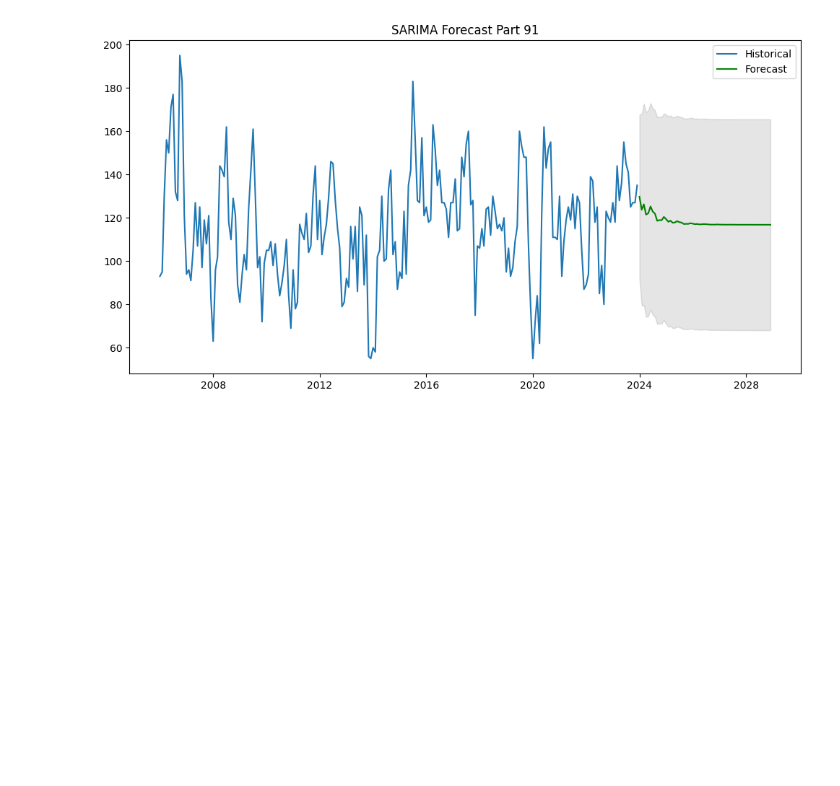
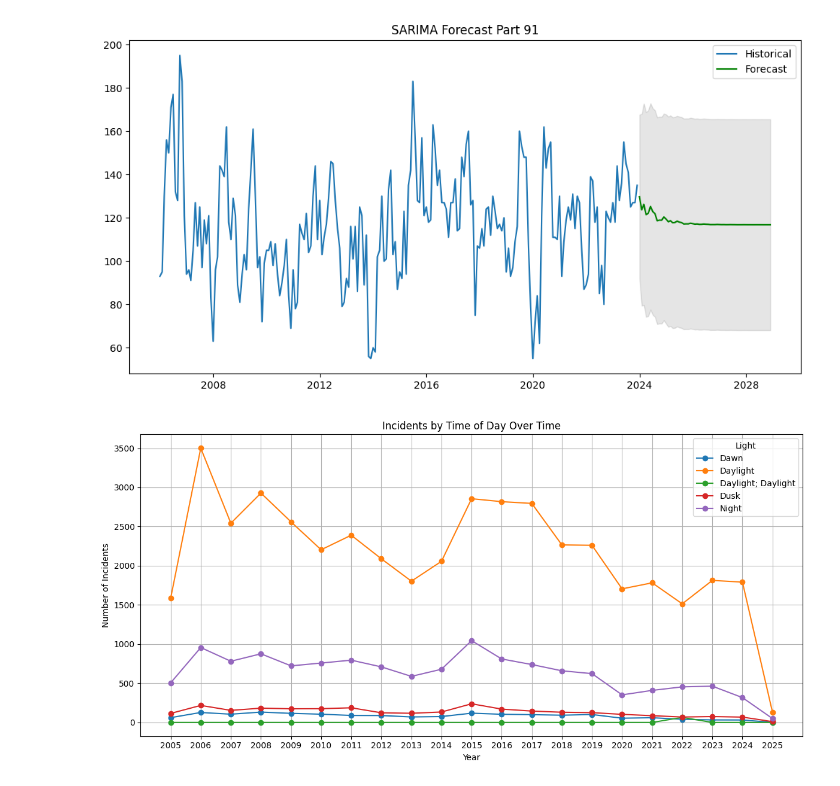
Before and after one commit to terryljh/aviation2, a Jupyter notebook: asrs linear model2.ipynb, the cells around one changed output. Saved outputs shown, nothing was run; the diff lists cells and outputs as text; code cells hidden in the pictures; blank space fills up the shorter version.

```diff
--- a/asrs linear model2.ipynb
+++ b/asrs linear model2.ipynb
@@ -946,3 +946,26 @@ plt.title('SARIMA Forecast Part 91')
 plt.show()
 # %% [output]
 [figure]
+# %%
+from datetime import datetime
+import matplotlib.pyplot as plt
+import pandas as pd
+
+#  looking at trends in the number of aviation incidents from 2005 to the present by plotting the top five light conditions (e.g., Daylight, Night) over time.
+top_light_conditions = df_final['Light'].value_counts().nlargest(5).index
+filtered = df_final[df_final['Light'].isin(top_light_conditions)].copy()
+
+filtered['Year'] = (pd.to_numeric(filtered['Date'], errors='coerce') // 100).astype('Int64')
+current_year = datetime.now().year
+filtered = filtered[(filtered['Year'] >= 2005) & (filtered['Year'] <= current_year)]
+grouped = filtered.groupby(['Year', 'Light']).size().unstack().fillna(0)
+grouped.plot(figsize=(12, 6), marker='o')
+plt.title('Incidents by Time of Day Over Time')
+plt.xlabel('Year')
+plt.ylabel('Number of Incidents')
+plt.xticks(ticks=grouped.index, labels=grouped.index.astype(int))
+plt.grid(True)
+plt.tight_layout()
+plt.show()
+# %% [output]
+[figure, added]
```
Also changed, not shown: parts of 2 cells of this notebook.
